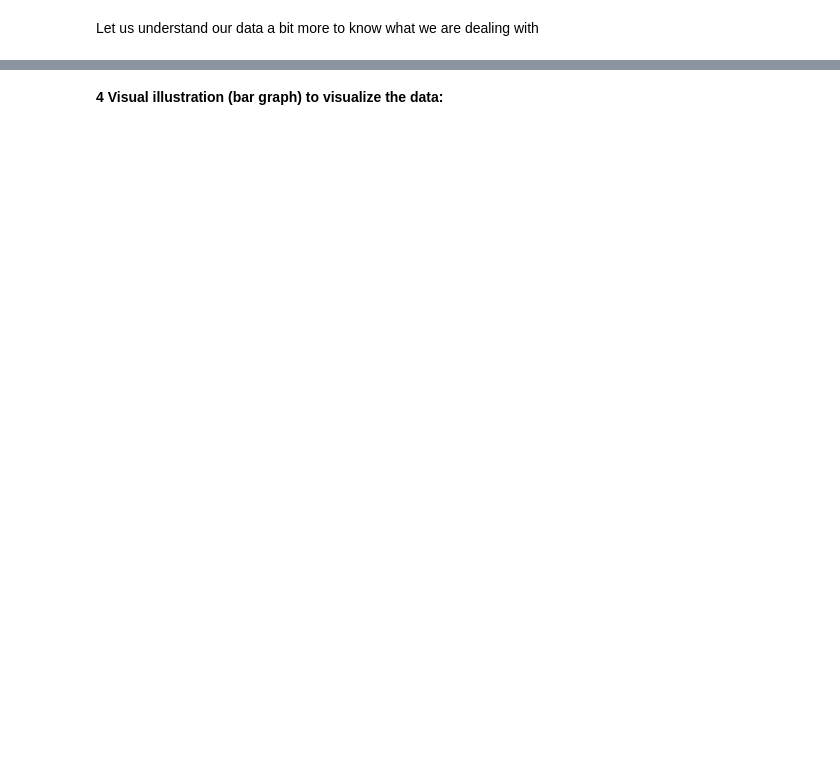
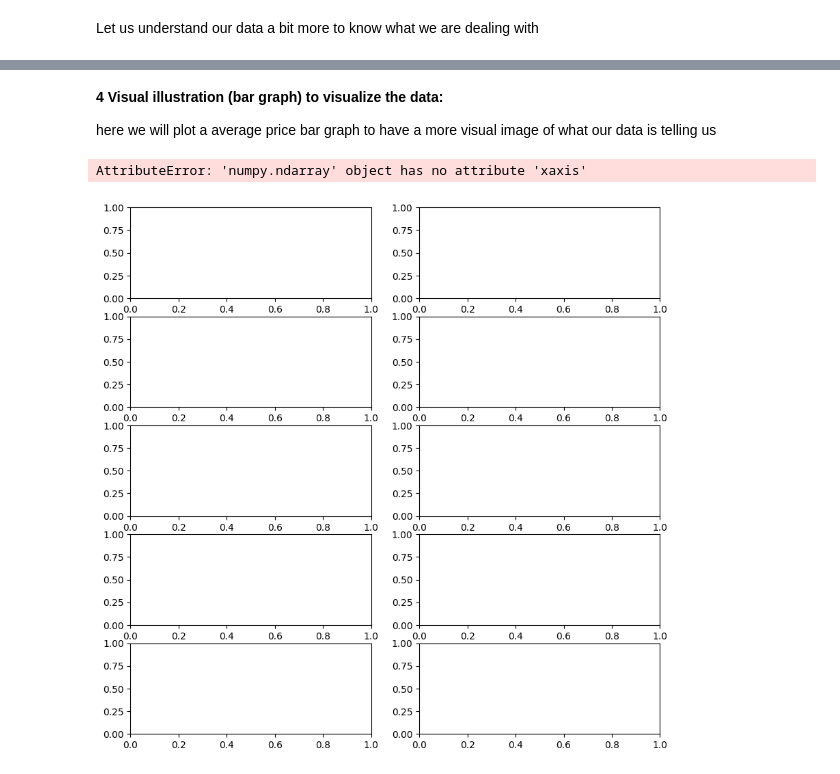
Before and after one commit to MT-Maverick/ExploreAI, a Jupyter notebook: vegetable_prices/notebook.ipynb, the cells around one changed output, grey strips where cells are left out. Drawn from its saved outputs; the diff is of its cells as text; code cells hidden in the pictures; blank space fills up the shorter version.

```diff
--- a/vegetable_prices/notebook.ipynb
+++ b/vegetable_prices/notebook.ipynb
@@ -339,3 +407,30 @@ quarter_highest_price
 # %% [markdown]
 **4 Visual illustration (bar graph) to visualize the data:**
+
+here we will plot a average price bar graph to have a more visual image of what our data is telling us
+# %%
+import math
+# Melt the dataframe
+df_melted = pd.melt(quarter_preformance, id_vars=['quarter'], var_name='Vegetable', value_name='Average Price')
+
+# Get unique vegetables
+vegetables = df_melted['Vegetable'].unique()
+
+num_rows = 5  # Fixed number of rows
+num_cols = math.ceil(len(vegetables) / num_rows) #Calculate columns based on number of vegetables and rows
+
+
+# Create figure and axes
+fig, axes = plt.subplots(nrows=num_rows, ncols=num_cols, figsize=(10, 10))
+
+# Iterate and plot
+for i, vegetable in enumerate(vegetables):
+    sn.kdeplot(data=df_melted[df_melted['Vegetable'] == vegetable], x='Average Price', ax=axes[i])
+    axes[i].set_title(f'KDE of {vegetable} Prices')
+
+plt.tight_layout()  # Adjust spacing between subplots
+plt.show()
+# %% [output]
+AttributeError: 'numpy.ndarray' object has no attribute 'xaxis'
+[figure, added]
 # %%
```
Also changed, not shown: parts of 22 cells of this notebook.
